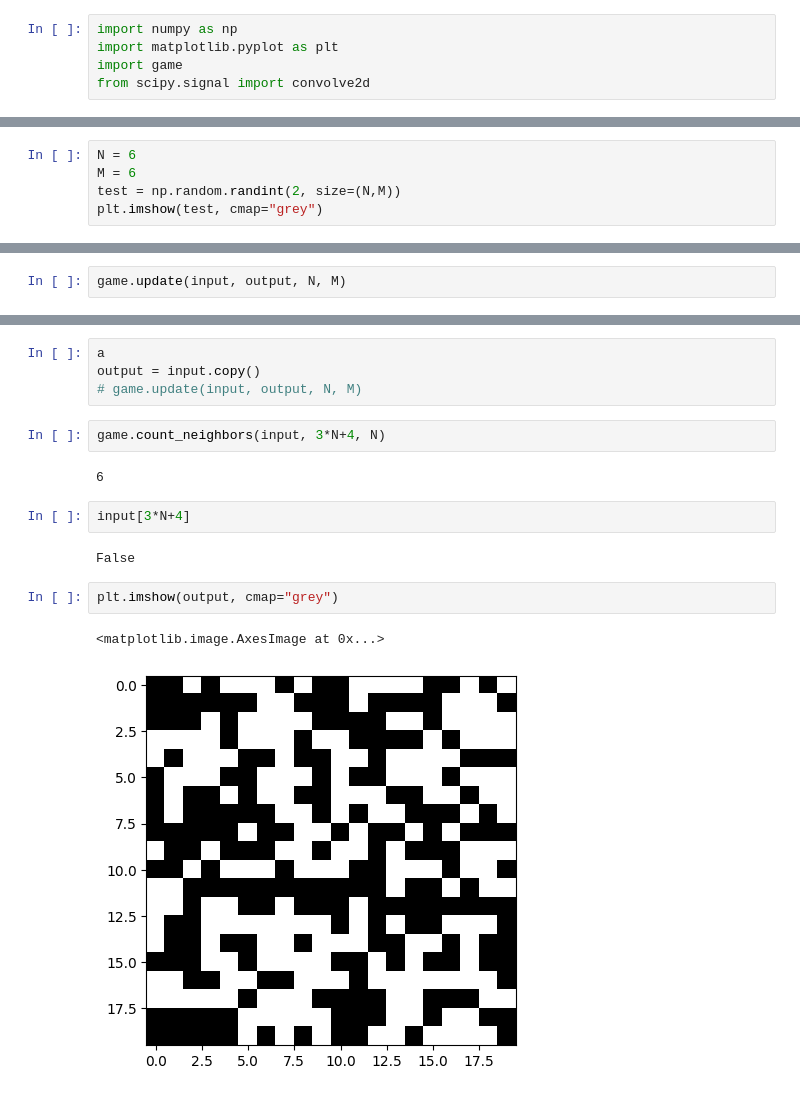
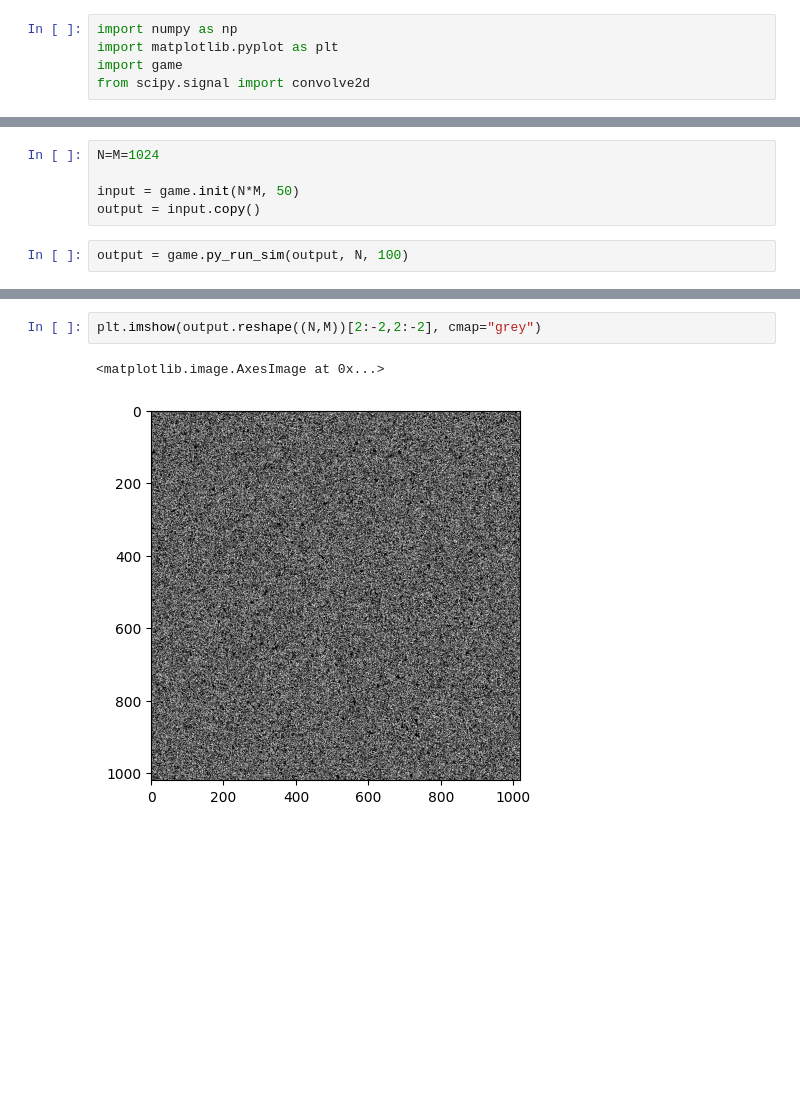
Before and after one commit to eser-chr/HPC, a Jupyter notebook: test.ipynb, the cells around one changed output, grey strips where cells are left out. Cells and saved outputs as stored; diff of their text form; blank space fills up the shorter version.

```diff
--- a/test.ipynb
+++ b/test.ipynb
@@ -20 +23,8 @@ A[4,4]=True
+# %%
+N=M=1024
+
+input = game.init(N*M, 50)
+output = input.copy()
+# %%
+output = game.py_run_sim(output, N, 100)
 # %%
@@ -25,5 +34,0 @@ plt.imshow(A, cmap="grey")
-# %%
-N = 6
-M = 6
-test = np.random.randint(2, size=(N,M))
-plt.imshow(test, cmap="grey")
@@ -68,2 +34,0 @@ output
-# %%
-game.update(input, output, N, M)
@@ -112,17 +35,5 @@ output
-# %%
-a
-output = input.copy()
-# game.update(input, output, N, M)
-# %%
-game.count_neighbors(input, 3*N+4, N)
-# %% [output]
-6
-# %%
-input[3*N+4]
-# %% [output]
-False
 # %%
-plt.imshow(output, cmap="grey")
+plt.imshow(output.reshape((N,M))[2:-2,2:-2], cmap="grey")
 # %% [output]
 <matplotlib.image.AxesImage at 0x...>
-[figure, old version]
+[figure, new version]
```
Also changed, not shown: parts of 20 cells of this notebook, 5 other files.
